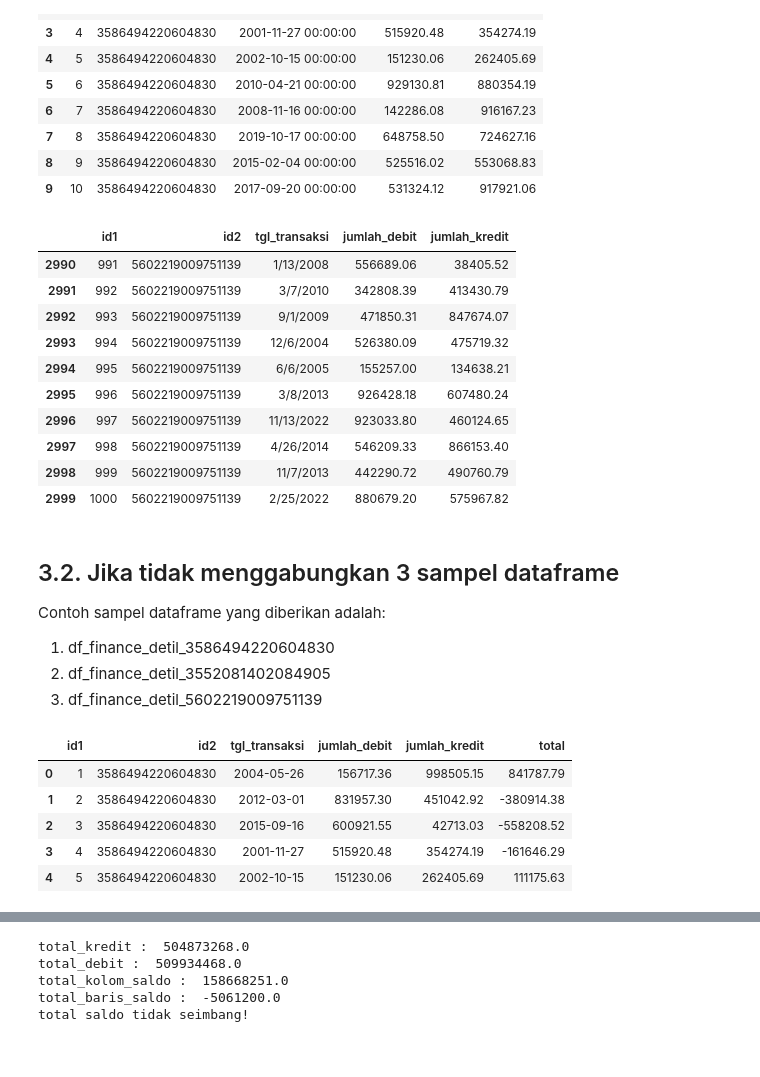
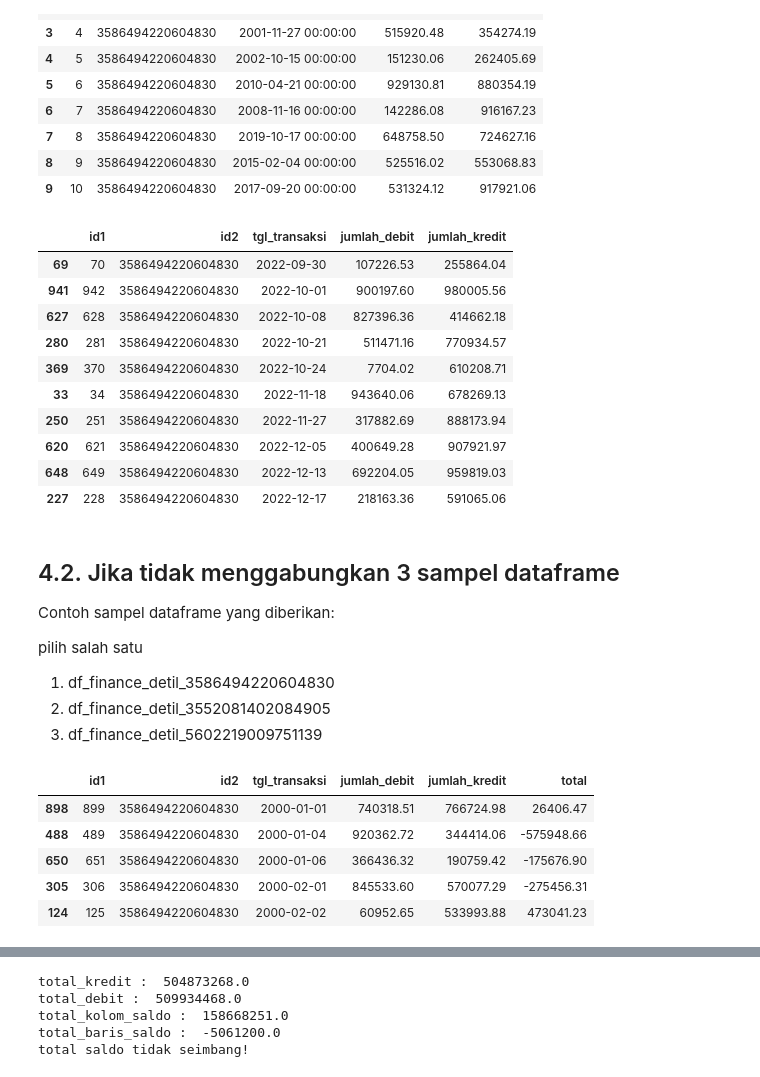
Before and after one commit to ariwiraasmara/python-science-lab, a Jupyter notebook: latihan/Finansial.ipynb, the cells around one changed output, grey strips where cells are left out. Saved outputs shown, nothing was run; the diff lists cells and outputs as text; code cells hidden in the pictures.

```diff
--- a/latihan/Finansial.ipynb
+++ b/latihan/Finansial.ipynb
@@ -186,6 +181,10 @@ df_finance.head()
 Ketika 3 dataframe digabungkan menjadi 1 dataframe data_finansial_detil, setara dengan 1 tabel, dimana 3 dataframe tersebut ialah data detil nasabah
 # %%
 data_finansial_detil = pd.concat([df_finance_detil_3586494220604830, df_finance_detil_3552081402084905, df_finance_detil_5602219009751139], axis=0, ignore_index=True)
+
+# sortir data berdasarkan 'tgl_transaksi' dan ascending
+df_finance_detil_3586494220604830['tgl_transaksi'] = pd.to_datetime(df_finance_detil_3586494220604830['tgl_transaksi'], format='%Y-%m-%d')
+df_finance_detil_3586494220604830.sort_values(by='tgl_transaksi', ascending=True, inplace=True)
 # %%
 data_finansial_detil.head(10)
 # %% [output]
@@ -201,37 +200,44 @@ data_finansial_detil.head(10)
 | 8 | 9 | 3586494220604830 | 2015-02-04 00:00:00 | 525516.02 | 553068.83 |
 | 9 | 10 | 3586494220604830 | 2017-09-20 00:00:00 | 531324.12 | 917921.06 |
 # %%
-data_finansial_detil.tail(10)
+df_finance_detil_3586494220604830.tail(10)
 # %% [output]
 |  | id1 | id2 | tgl_transaksi | jumlah_debit | jumlah_kredit |
-| 2990 | 991 | 5602219009751139 | 1/13/2008 | 556689.06 | 38405.52 |
-| 2991 | 992 | 5602219009751139 | 3/7/2010 | 342808.39 | 413430.79 |
-| 2992 | 993 | 5602219009751139 | 9/1/2009 | 471850.31 | 847674.07 |
-| 2993 | 994 | 5602219009751139 | 12/6/2004 | 526380.09 | 475719.32 |
-| 2994 | 995 | 5602219009751139 | 6/6/2005 | 155257.00 | 134638.21 |
-| 2995 | 996 | 5602219009751139 | 3/8/2013 | 926428.18 | 607480.24 |
-| 2996 | 997 | 5602219009751139 | 11/13/2022 | 923033.80 | 460124.65 |
-| 2997 | 998 | 5602219009751139 | 4/26/2014 | 546209.33 | 866153.40 |
-| 2998 | 999 | 5602219009751139 | 11/7/2013 | 442290.72 | 490760.79 |
-| 2999 | 1000 | 5602219009751139 | 2/25/2022 | 880679.20 | 575967.82 |
+| 69 | 70 | 3586494220604830 | 2022-09-30 | 107226.53 | 255864.04 |
+| 941 | 942 | 3586494220604830 | 2022-10-01 | 900197.60 | 980005.56 |
+| 627 | 628 | 3586494220604830 | 2022-10-08 | 827396.36 | 414662.18 |
+| 280 | 281 | 3586494220604830 | 2022-10-21 | 511471.16 | 770934.57 |
+| 369 | 370 | 3586494220604830 | 2022-10-24 | 7704.02 | 610208.71 |
+| 33 | 34 | 3586494220604830 | 2022-11-18 | 943640.06 | 678269.13 |
+| 250 | 251 | 3586494220604830 | 2022-11-27 | 317882.69 | 888173.94 |
+| 620 | 621 | 3586494220604830 | 2022-12-05 | 400649.28 | 907921.97 |
+| 648 | 649 | 3586494220604830 | 2022-12-13 | 692204.05 | 959819.03 |
+| 227 | 228 | 3586494220604830 | 2022-12-17 | 218163.36 | 591065.06 |
 # %% [markdown]
-## 3.2. Jika tidak menggabungkan 3 sampel dataframe
+## 4.2. Jika tidak menggabungkan 3 sampel dataframe
 
-Contoh sampel dataframe yang diberikan adalah:
+Contoh sampel dataframe yang diberikan:
+
+pilih salah satu
+
 1. df_finance_detil_3586494220604830
 2. df_finance_detil_3552081402084905
 3. df_finance_detil_5602219009751139
 # %%
 # membuat kolom baru total dimana total = kredit - debit menggunakan fungsi createColumnTotal() yang sudah dibuat diatas
 df_finance_detil_3586494220604830['total'] = createColumnTotal(df_finance_detil_3586494220604830)
+
+# di sortir di bagian ini, sehingga dataframe pada cell selanjutnya akan terus mengikuti data yang sudah difilterisasi ini
+df_finance_detil_3586494220604830.sort_values(by='tgl_transaksi', ascending=True, inplace=True)
+
 df_finance_detil_3586494220604830.head()
 # %% [output]
 |  | id1 | id2 | tgl_transaksi | jumlah_debit | jumlah_kredit | total |
-| 0 | 1 | 3586494220604830 | 2004-05-26 | 156717.36 | 998505.15 | 841787.79 |
-| 1 | 2 | 3586494220604830 | 2012-03-01 | 831957.30 | 451042.92 | -380914.38 |
-| 2 | 3 | 3586494220604830 | 2015-09-16 | 600921.55 | 42713.03 | -558208.52 |
-| 3 | 4 | 3586494220604830 | 2001-11-27 | 515920.48 | 354274.19 | -161646.29 |
-| 4 | 5 | 3586494220604830 | 2002-10-15 | 151230.06 | 262405.69 | 111175.63 |
+| 898 | 899 | 3586494220604830 | 2000-01-01 | 740318.51 | 766724.98 | 26406.47 |
+| 488 | 489 | 3586494220604830 | 2000-01-04 | 920362.72 | 344414.06 | -575948.66 |
+| 650 | 651 | 3586494220604830 | 2000-01-06 | 366436.32 | 190759.42 | -175676.90 |
+| 305 | 306 | 3586494220604830 | 2000-02-01 | 845533.60 | 570077.29 | -275456.31 |
+| 124 | 125 | 3586494220604830 | 2000-02-02 | 60952.65 | 533993.88 | 473041.23 |
 # %%
 # menormalisasi jika ada total yang dibawah 0 maka dibulatkan menjadi 0
 df_finance_detil_3586494220604830['total'] = df_finance_detil_3586494220604830['total'].clip(lower=0)
```
Also changed, not shown: parts of 31 cells of this notebook.
